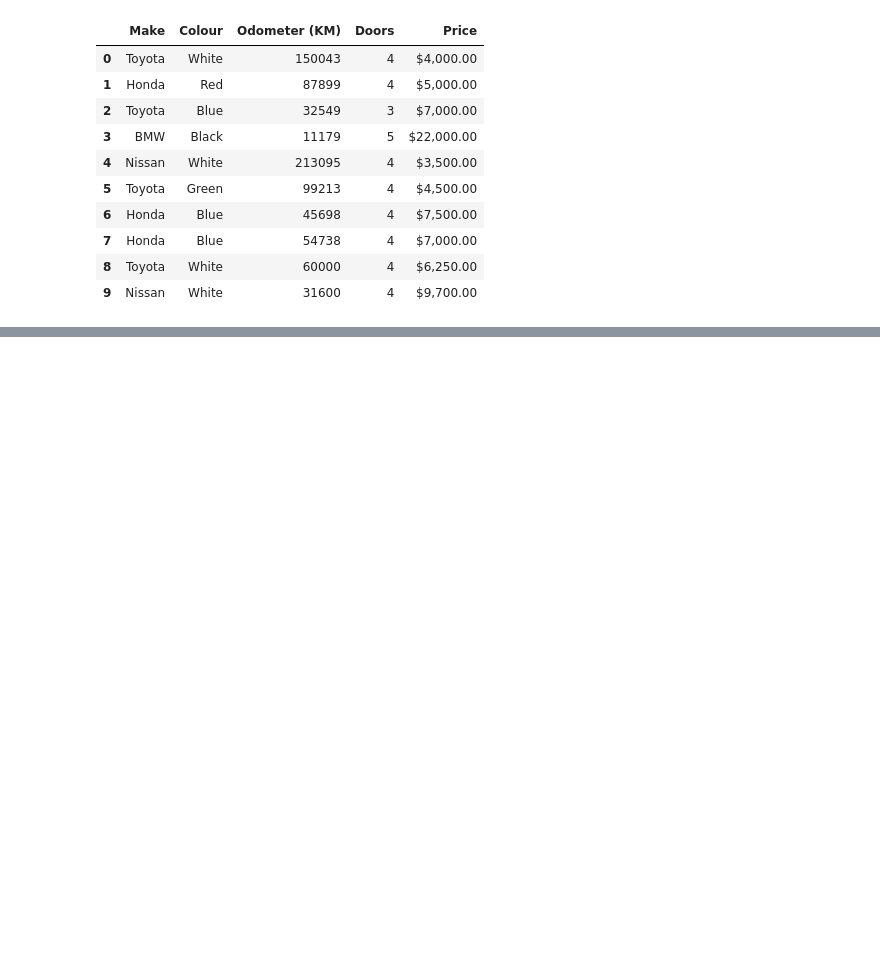
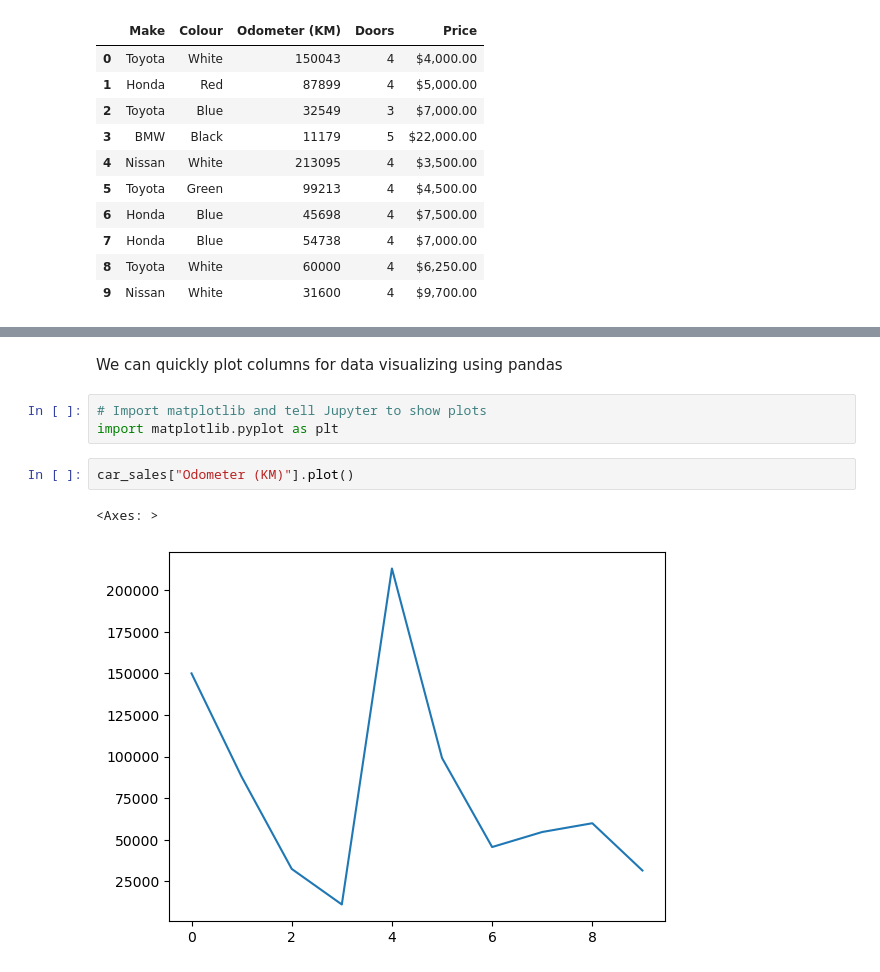
Before and after one commit to kunalprakash1309/Basic-machine-learning, a Jupyter notebook: 01-pandas/introduction-to-pandas.ipynb, the cells around one changed output, grey strips where cells are left out. Drawn from its saved outputs; the diff is of its cells as text; blank space fills up the shorter version.

Commit message:
Learnt about iloc, loc, indexing, boolean indexing, plot and hist

```diff
--- a/01-pandas/introduction-to-pandas.ipynb
+++ b/01-pandas/introduction-to-pandas.ipynb
@@ -90,0 +482,10 @@ export_car_sales
+# %% [markdown]
+We can quickly plot columns for data visualizing using pandas
+# %%
+# Import matplotlib and tell Jupyter to show plots
+import matplotlib.pyplot as plt
+# %%
+car_sales["Odometer (KM)"].plot()
+# %% [output]
+<Axes: >
+[figure, added]
```
Also changed, not shown: parts of 53 cells of this notebook.
